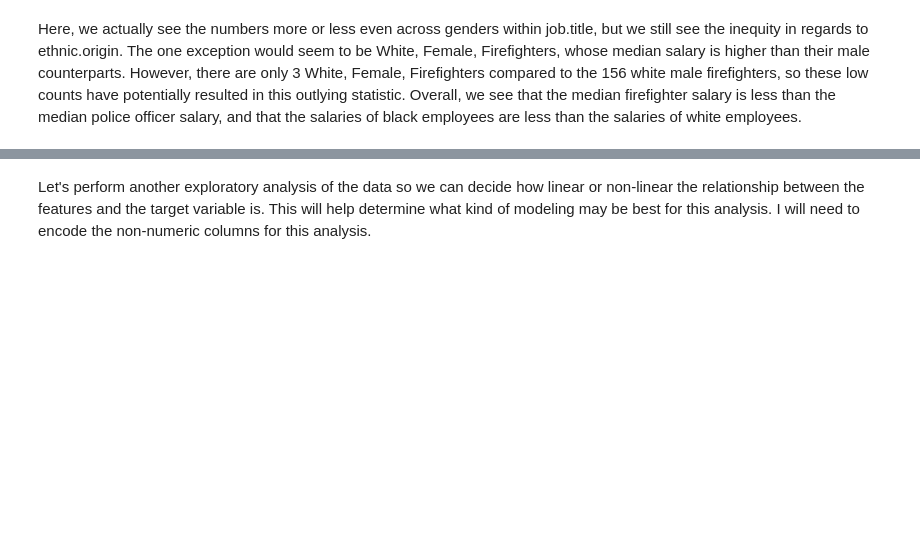
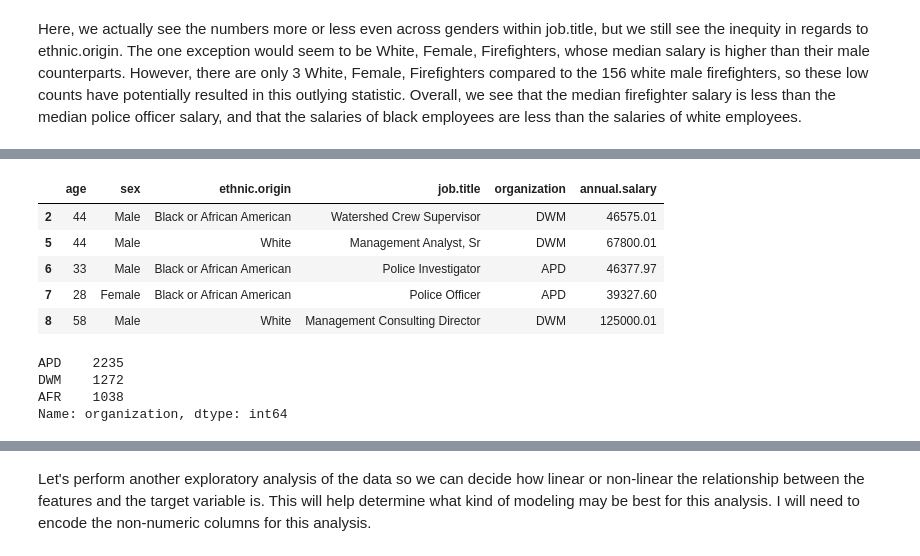
Before and after one commit to clarkkon/Salary-and-Identity-Information-Analysis-for-Atlanta-City-Employees, a Jupyter notebook: index.ipynb, the cells around one changed output, grey strips where cells are left out. Cells and saved outputs as stored; diff of their text form; code cells hidden in the pictures; blank space fills up the shorter version.

```diff
--- a/index.ipynb
+++ b/index.ipynb
@@ -717,0 +796,18 @@ Here, we actually see the numbers more or less even across genders within job.ti
+# %%
+df3 = df3[df3['organization'].isin(['APD']) | df3['organization'].isin(['DWM']) | df3['organization'].isin(['AFR'])]
+
+df3.head()
+# %% [output]
+|  | age | sex | ethnic.origin | job.title | organization | annual.salary |
+| 2 | 44 | Male | Black or African American | Watershed Crew Supervisor | DWM | 46575.01 |
+| 5 | 44 | Male | White | Management Analyst, Sr | DWM | 67800.01 |
+| 6 | 33 | Male | Black or African American | Police Investigator | APD | 46377.97 |
+| 7 | 28 | Female | Black or African American | Police Officer | APD | 39327.60 |
+| 8 | 58 | Male | White | Management Consulting Director | DWM | 125000.01 |
+# %%
+df3.organization.value_counts()
+# %% [output]
+APD    2235
+DWM    1272
+AFR    1038
+Name: organization, dtype: int64
```
Also changed, not shown: parts of 23 cells of this notebook.
